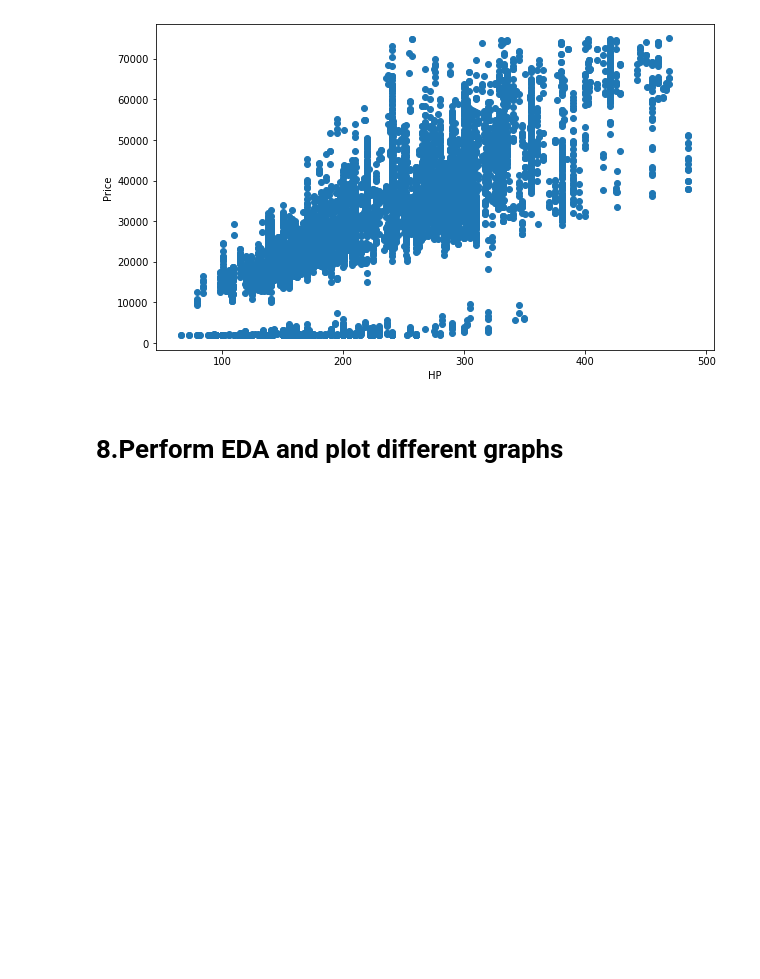
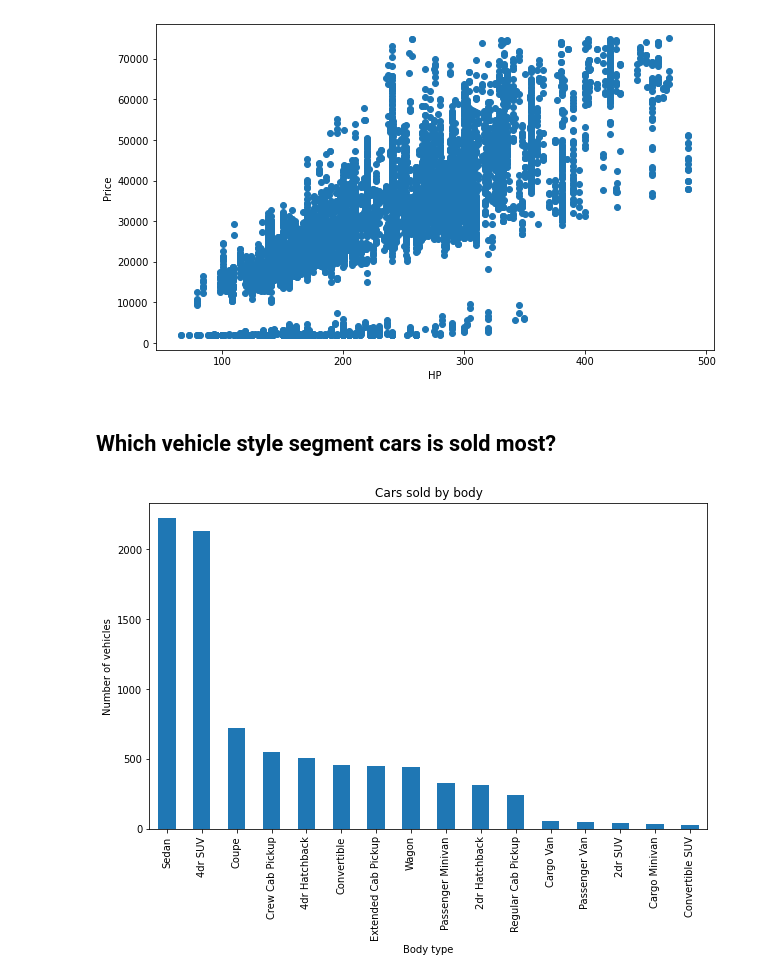
Before and after one commit to harinigaddipati/EDA_car_features, a Jupyter notebook: cardata.ipynb, the cells around one changed output. Drawn from its saved outputs; the diff is of its cells as text; code cells hidden in the pictures; blank space fills up the shorter version.

```diff
--- a/cardata.ipynb
+++ b/cardata.ipynb
@@ -373,5 +363,12 @@ ax.set_ylabel('Price')
 plt.show()
 # %% [output]
 [figure]
-# %% [markdown]
-# 8.Perform EDA and plot different graphs
+# %% [markdown]
+## Which vehicle style segment cars is sold most?
+# %%
+df['Vehicle Style'].value_counts().plot.bar(figsize=(10,6))
+plt.title("Cars sold by body")
+plt.ylabel('Number of vehicles')
+plt.xlabel('Body type');
+# %% [output]
+[figure, added]
```
Also changed, not shown: parts of 33 cells of this notebook.
